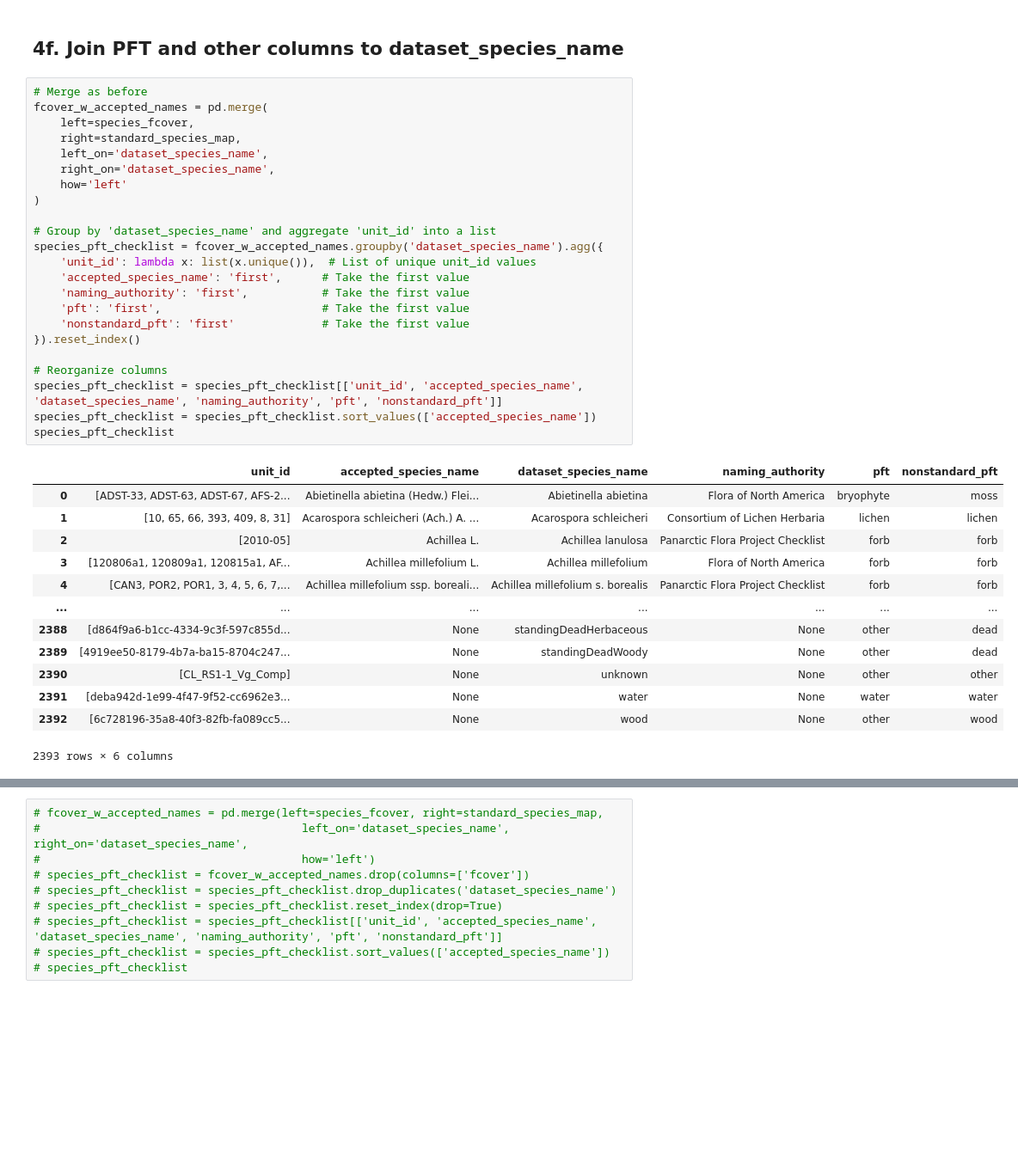
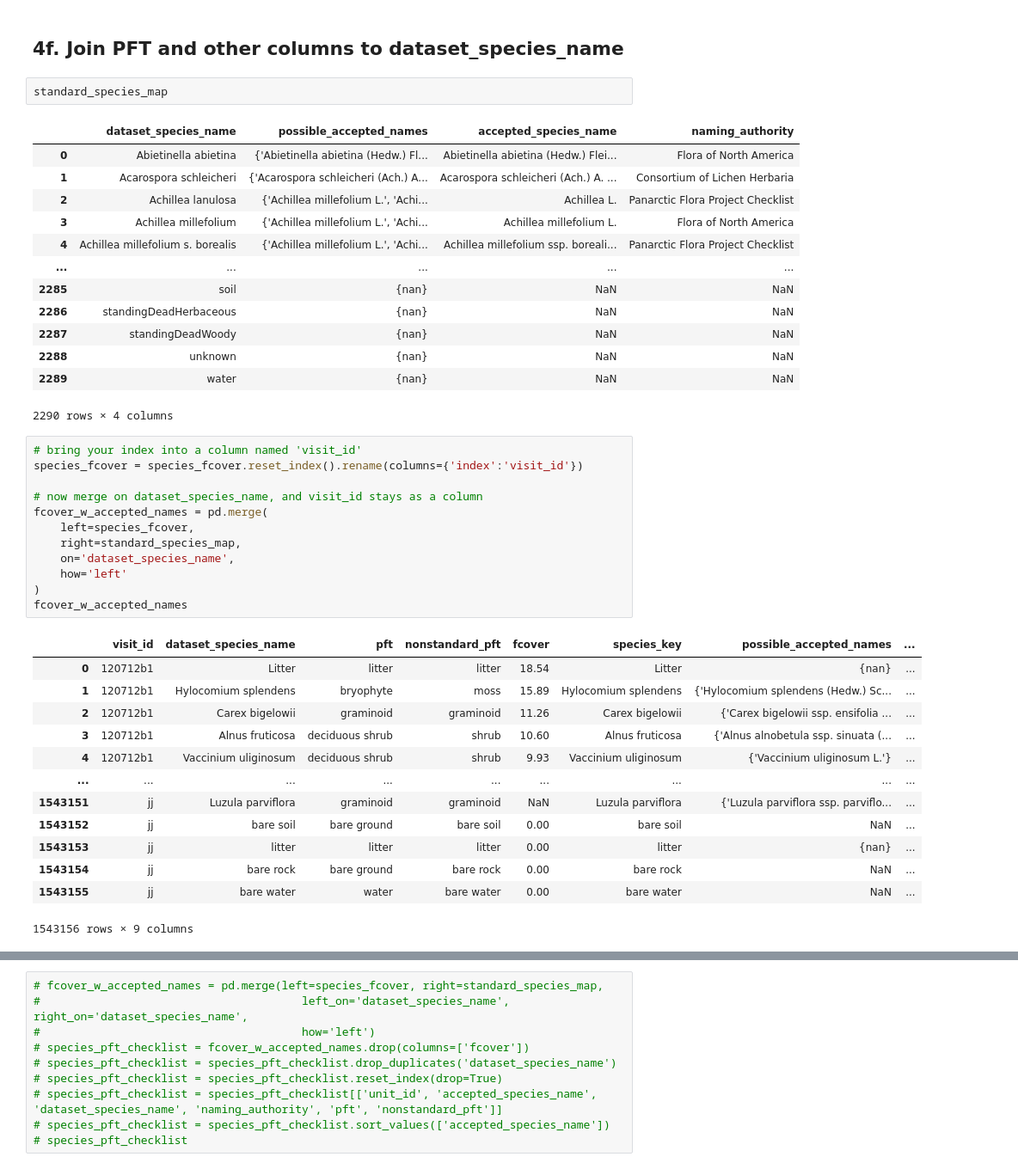
Before and after one commit to climatemodeling/pavc, a Jupyter notebook: harmonization.ipynb, the cells around one changed output, grey strips where cells are left out. Shown at 86% size. Cells and saved outputs as stored; diff of their text form; blank space fills up the shorter version.

```diff
--- a/harmonization.ipynb
+++ b/harmonization.ipynb
@@ -558,40 +637,45 @@ if len(added_species) < 0:
 standard_species_map.to_csv('etc/species_standardization_mapping.csv', index=None, encoding='utf-8-sig')
 # %% [markdown]
 ## 4f. Join PFT and other columns to dataset_species_name
+# %%
+standard_species_map
+# %% [output]
+|  | dataset_species_name | possible_accepted_names | accepted_species_name | naming_authority |
+| 0 | Abietinella abietina | {'Abietinella abietina (Hedw.) Fl... | Abietinella abietina (Hedw.) Flei... | Flora of North America |
+| 1 | Acarospora schleicheri | {'Acarospora schleicheri (Ach.) A... | Acarospora schleicheri (Ach.) A. ... | Consortium of Lichen Herbaria |
+| 2 | Achillea lanulosa | {'Achillea millefolium L.', 'Achi... | Achillea L. | Panarctic Flora Project Checklist |
+| 3 | Achillea millefolium | {'Achillea millefolium L.', 'Achi... | Achillea millefolium L. | Flora of North America |
+| 4 | Achillea millefolium s. borealis | {'Achillea millefolium L.', 'Achi... | Achillea millefolium ssp. boreali... | Panarctic Flora Project Checklist |
+| ... | ... | ... | ... | ... |
+| 2285 | soil | {nan} | NaN | NaN |
+| 2286 | standingDeadHerbaceous | {nan} | NaN | NaN |
+| 2287 | standingDeadWoody | {nan} | NaN | NaN |
+| 2288 | unknown | {nan} | NaN | NaN |
+| 2289 | water | {nan} | NaN | NaN |
+2290 rows × 4 columns
 # %%
-# Merge as before
+# bring your index into a column named 'visit_id'
+species_fcover = species_fcover.reset_index().rename(columns={'index':'visit_id'})
+
+# now merge on dataset_species_name, and visit_id stays as a column
 fcover_w_accepted_names = pd.merge(
     left=species_fcover,
     right=standard_species_map,
-    left_on='dataset_species_name',
-    right_on='dataset_species_name',
+    on='dataset_species_name',
     how='left'
 )
-
-# Group by 'dataset_species_name' and aggregate 'unit_id' into a list
-species_pft_checklist = fcover_w_accepted_names.groupby('dataset_species_name').agg({
-    'unit_id': lambda x: list(x.unique()),  # List of unique unit_id values
-    'accepted_species_name': 'first',      # Take the first value
-    'naming_authority': 'first',           # Take the first value
-    'pft': 'first',                        # Take the first value
-    'nonstandard_pft': 'first'             # Take the first value
-}).reset_index()
-
-# Reorganize columns
-species_pft_checklist = species_pft_checklist[['unit_id', 'accepted_species_name', 'dataset_species_name', 'naming_authority', 'pft', 'nonstandard_pft']]
-species_pft_checklist = species_pft_checklist.sort_values(['accepted_species_name'])
-species_pft_checklist
+fcover_w_accepted_names
 # %% [output]
-|  | unit_id | accepted_species_name | dataset_species_name | naming_authority | pft | nonstandard_pft |
-| 0 | [ADST-33, ADST-63, ADST-67, AFS-2... | Abietinella abietina (Hedw.) Flei... | Abietinella abietina | Flora of North America | bryophyte | moss |
-| 1 | [10, 65, 66, 393, 409, 8, 31] | Acarospora schleicheri (Ach.) A. ... | Acarospora schleicheri | Consortium of Lichen Herbaria | lichen | lichen |
-| 2 | [2010-05] | Achillea L. | Achillea lanulosa | Panarctic Flora Project Checklist | forb | forb |
-| 3 | [120806a1, 120809a1, 120815a1, AF... | Achillea millefolium L. | Achillea millefolium | Flora of North America | forb | forb |
-| 4 | [CAN3, POR2, POR1, 3, 4, 5, 6, 7,... | Achillea millefolium ssp. boreali... | Achillea millefolium s. borealis | Panarctic Flora Project Checklist | forb | forb |
-| ... | ... | ... | ... | ... | ... | ... |
-| 2388 | [d864f9a6-b1cc-4334-9c3f-597c855d... | None | standingDeadHerbaceous | None | other | dead |
-| 2389 | [4919ee50-8179-4b7a-ba15-8704c247... | None | standingDeadWoody | None | other | dead |
-| 2390 | [CL_RS1-1_Vg_Comp] | None | unknown | None | other | other |
-| 2391 | [deba942d-1e99-4f47-9f52-cc6962e3... | None | water | None | water | water |
-| 2392 | [6c728196-35a8-40f3-82fb-fa089cc5... | None | wood | None | other | wood |
+|  | visit_id | dataset_species_name | pft | nonstandard_pft | fcover | species_key | possible_accepted_names | ... |
+| 0 | 120712b1 | Litter | litter | litter | 18.54 | Litter | {nan} | ... |
+| 1 | 120712b1 | Hylocomium splendens | bryophyte | moss | 15.89 | Hylocomium splendens | {'Hylocomium splendens (Hedw.) Sc... | ... |
+| 2 | 120712b1 | Carex bigelowii | graminoid | graminoid | 11.26 | Carex bigelowii | {'Carex bigelowii ssp. ensifolia ... | ... |
+| 3 | 120712b1 | Alnus fruticosa | deciduous shrub | shrub | 10.60 | Alnus fruticosa | {'Alnus alnobetula ssp. sinuata (... | ... |
+| 4 | 120712b1 | Vaccinium uliginosum | deciduous shrub | shrub | 9.93 | Vaccinium uliginosum | {'Vaccinium uliginosum L.'} | ... |
+| ... | ... | ... | ... | ... | ... | ... | ... | ... |
+| 1543151 | jj | Luzula parviflora | graminoid | graminoid | NaN | Luzula parviflora | {'Luzula parviflora ssp. parviflo... | ... |
+| 1543152 | jj | bare soil | bare ground | bare soil | 0.00 | bare soil | NaN | ... |
+| 1543153 | jj | litter | litter | litter | 0.00 | litter | {nan} | ... |
+| 1543154 | jj | bare rock | bare ground | bare rock | 0.00 | bare rock | NaN | ... |
+| 1543155 | jj | bare water | water | bare water | 0.00 | bare water | NaN | ... |
-2393 rows × 6 columns
+1543156 rows × 9 columns
```
Also changed, not shown: parts of 48 cells of this notebook, 8 other files.
